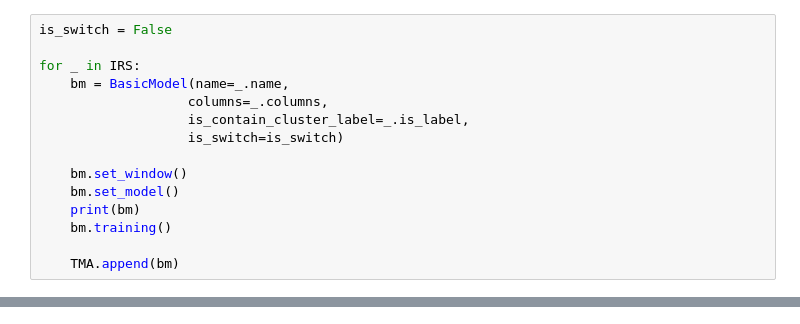
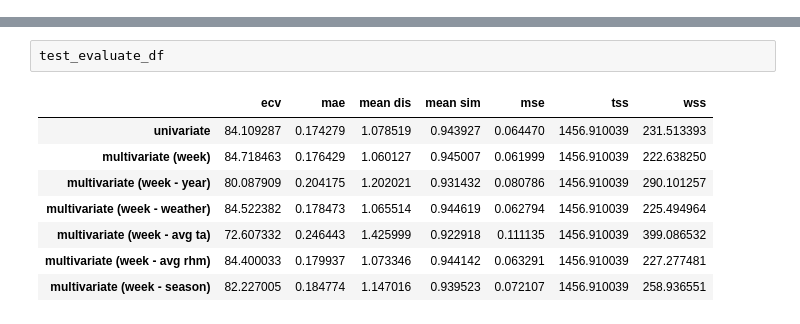
Before and after one commit to formegusto/demand-forecasting, a Jupyter notebook: Input Report.ipynb, the cells around one changed output, grey strips where cells are left out. Saved outputs shown, nothing was run; the diff lists cells and outputs as text.

```diff
--- a/Input Report.ipynb
+++ b/Input Report.ipynb
@@ -72,15 +116,0 @@ TMA = []
-# %%
-is_switch = False
-
-for _ in IRS:
-    bm = BasicModel(name=_.name,
-                   columns=_.columns,
-                   is_contain_cluster_label=_.is_label,
-                   is_switch=is_switch)
-
-    bm.set_window()
-    bm.set_model()
-    print(bm)
-    bm.training()
-
-    TMA.append(bm)
@@ -140,0 +227,11 @@ evaluate_df
+# %%
+test_evaluate_df
+# %% [output]
+|  | ecv | mae | mean dis | mean sim | mse | tss | wss |
+| univariate | 84.109287 | 0.174279 | 1.078519 | 0.943927 | 0.064470 | 1456.910039 | 231.513393 |
+| multivariate (week) | 84.718463 | 0.176429 | 1.060127 | 0.945007 | 0.061999 | 1456.910039 | 222.638250 |
+| multivariate (week - year) | 80.087909 | 0.204175 | 1.202021 | 0.931432 | 0.080786 | 1456.910039 | 290.101257 |
+| multivariate (week - weather) | 84.522382 | 0.178473 | 1.065514 | 0.944619 | 0.062794 | 1456.910039 | 225.494964 |
+| multivariate (week - avg ta) | 72.607332 | 0.246443 | 1.425999 | 0.922918 | 0.111135 | 1456.910039 | 399.086532 |
+| multivariate (week - avg rhm) | 84.400033 | 0.179937 | 1.073346 | 0.944142 | 0.063291 | 1456.910039 | 227.277481 |
+| multivariate (week - season) | 82.227005 | 0.184774 | 1.147016 | 0.939523 | 0.072107 | 1456.910039 | 258.936551 |
```
Also changed, not shown: parts of 13 cells of this notebook, 3 other files.
